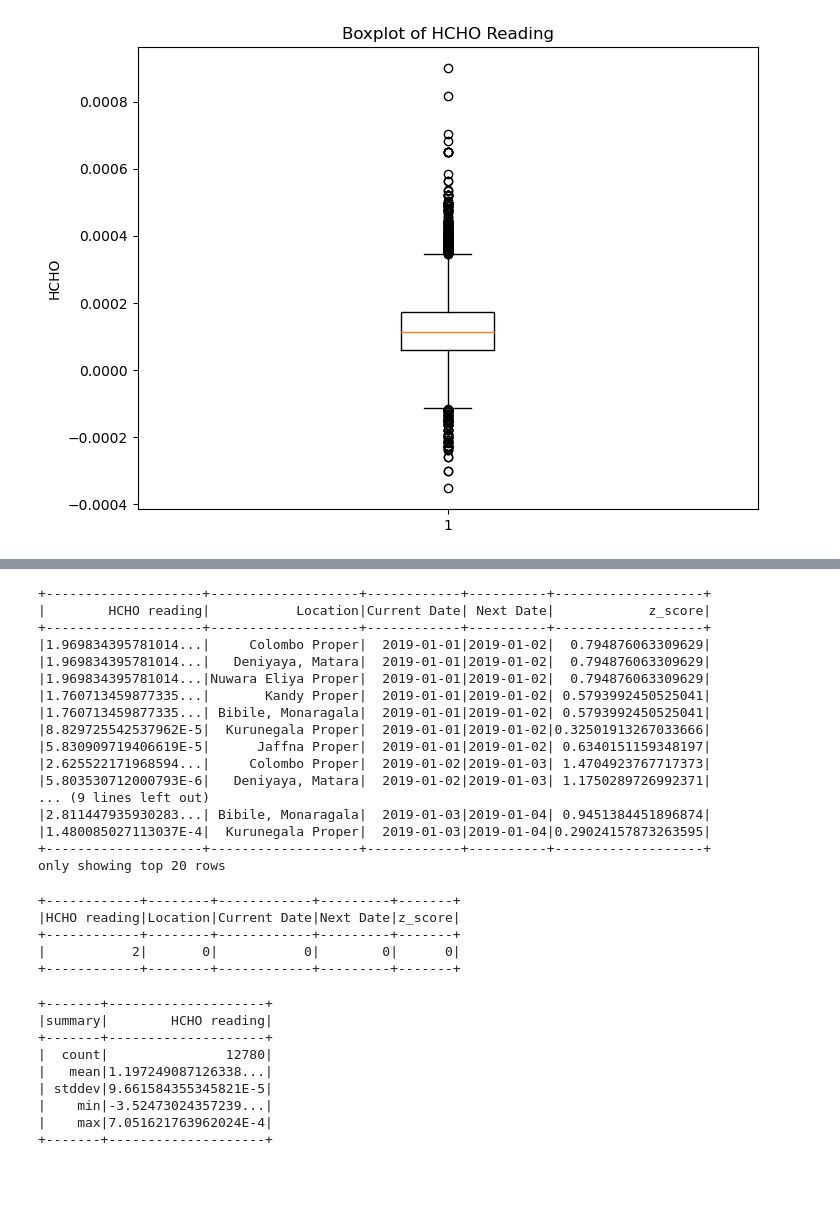
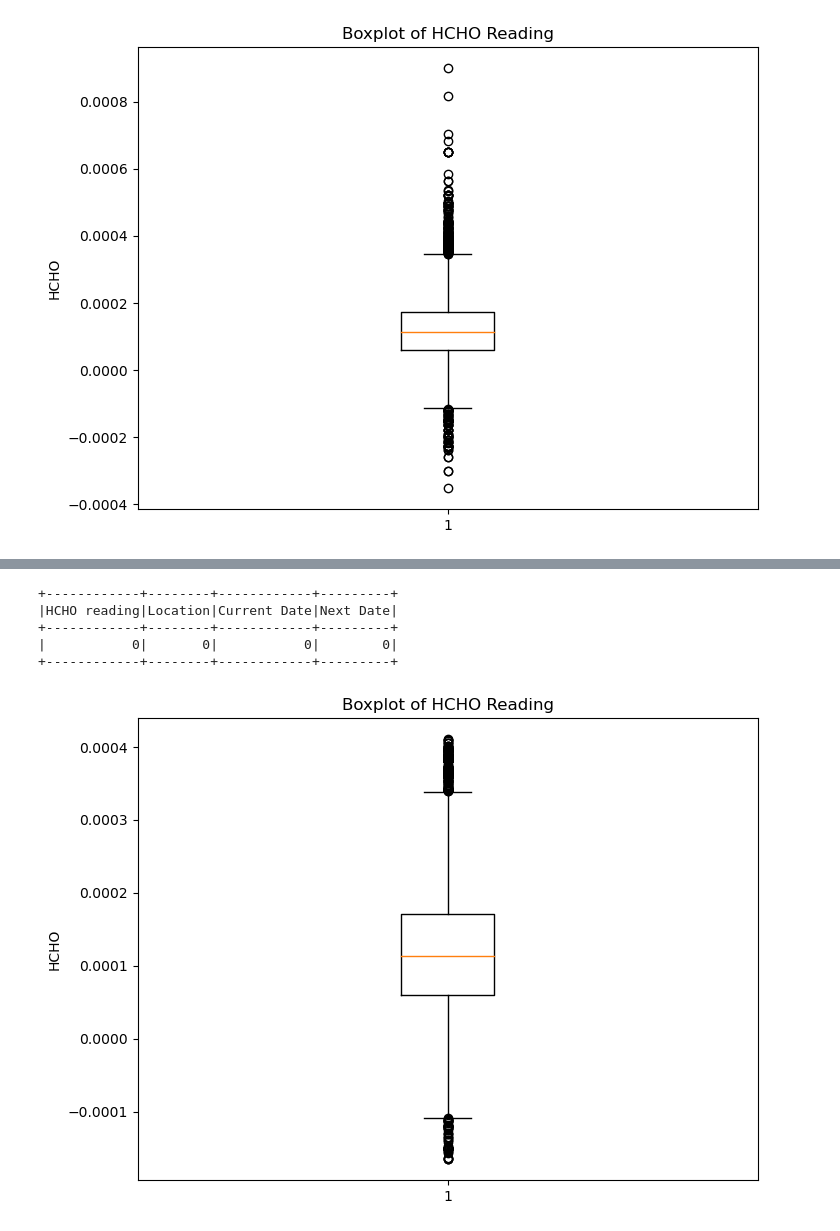
Before and after one commit to Chulanjana/DE-Coursework, a Jupyter notebook: data_pre-processing.ipynb, the cells around one changed output, grey strips where cells are left out. Cells and saved outputs as stored; diff of their text form; code cells hidden in the pictures; blank space fills up the shorter version.

```diff
--- a/data_pre-processing.ipynb
+++ b/data_pre-processing.ipynb
@@ -243,62 +272,16 @@ NameError: name 'filled_df_custom_outliers_replaced' is not defined
-# %%
-def replace_outliers_zscore(df, column_name, threshold):
-    # Calculate mean and standard deviation
-    mean_value = df.select(F.mean(column_name)).collect()[0][0]
-    std_value = df.select(F.stddev(column_name)).collect()[0][0]
-
-    # Calculate z-score
-    df_with_zscore = df.withColumn("z_score", F.abs((F.col(column_name) - mean_value) / std_value))
-
-    # Replace outliers with the last observation
-    df_with_replaced_outliers = df_with_zscore.withColumn(column_name,
-                                                          F.when(F.col("z_score") <= threshold,
-                                                                 F.col(column_name)).otherwise(None))
-
-    return df_with_replaced_outliers
-
-# Define the threshold for identifying outliers based on z-score (e.g., 2 or 1)
-zscore_threshold = 7  # You can adjust this threshold as needed
-
-# Apply the Z-Score method to the filled_df_custom dataset
-filled_df_custom_outliers_replaced = replace_outliers_zscore(filled_df_custom, "HCHO reading", zscore_threshold)
-
-# Show the resulting DataFrame
-filled_df_custom_outliers_replaced.show()
-# %% [output]
-+--------------------+-------------------+------------+----------+-------------------+
-|        HCHO reading|           Location|Current Date| Next Date|            z_score|
-+--------------------+-------------------+------------+----------+-------------------+
-|1.969834395781014...|     Colombo Proper|  2019-01-01|2019-01-02|  0.794876063309629|
-|1.969834395781014...|   Deniyaya, Matara|  2019-01-01|2019-01-02|  0.794876063309629|
-|1.969834395781014...|Nuwara Eliya Proper|  2019-01-01|2019-01-02|  0.794876063309629|
-|1.760713459877335...|       Kandy Proper|  2019-01-01|2019-01-02| 0.5793992450525041|
-|1.760713459877335...| Bibile, Monaragala|  2019-01-01|2019-01-02| 0.5793992450525041|
-|8.829725542537962E-5|  Kurunegala Proper|  2019-01-01|2019-01-02|0.32501913267033666|
-|5.830909719406619E-5|      Jaffna Proper|  2019-01-01|2019-01-02| 0.6340151159348197|
-|2.625522171968594...|     Colombo Proper|  2019-01-02|2019-01-03| 1.4704923767717373|
-|5.803530712000793E-6|   Deniyaya, Matara|  2019-01-02|2019-01-03| 1.1750289726992371|
-... (9 lines left out)
-|2.811447935930283...| Bibile, Monaragala|  2019-01-03|2019-01-04| 0.9451384451896874|
-|1.480085027113037E-4|  Kurunegala Proper|  2019-01-03|2019-01-04|0.29024157873263595|
-+--------------------+-------------------+------------+----------+-------------------+
-only showing top 20 rows
 # %%
-filled_df_custom_outliers_replaced.select(*[sum(col(c).isNull().cast("int")).alias(c) for c in filled_df_custom_outliers_replaced.columns]).show()
+handled_df_custom.select(*[sum(col(c).isNull().cast("int")).alias(c) for c in handled_df_custom.columns]).show()
 # %% [output]
-+------------+--------+------------+---------+-------+
-|HCHO reading|Location|Current Date|Next Date|z_score|
-+------------+--------+------------+---------+-------+
-|           2|       0|           0|        0|      0|
-+------------+--------+------------+---------+-------+
++------------+--------+------------+---------+
+|HCHO reading|Location|Current Date|Next Date|
++------------+--------+------------+---------+
+|           0|       0|           0|        0|
++------------+--------+------------+---------+
-# %%
-filled_df_custom_outliers_replaced.describe('HCHO reading').show()
-# %% [output]
-+-------+--------------------+
-|summary|        HCHO reading|
-+-------+--------------------+
-|  count|               12780|
-|   mean|1.197249087126338...|
-| stddev|9.661584355345821E-5|
-|    min|-3.52473024357239...|
-|    max|7.051621763962024E-4|
-+-------+--------------------+
+# %%
+plt.figure(figsize=(8,6))
+plt.boxplot(handled_df_custom.toPandas()['HCHO reading'])
+plt.title("Boxplot of HCHO Reading")
+plt.ylabel('HCHO')
+plt.show()
+# %% [output]
+[figure, added]
```
Also changed, not shown: parts of 15 cells of this notebook, 1 other file.
